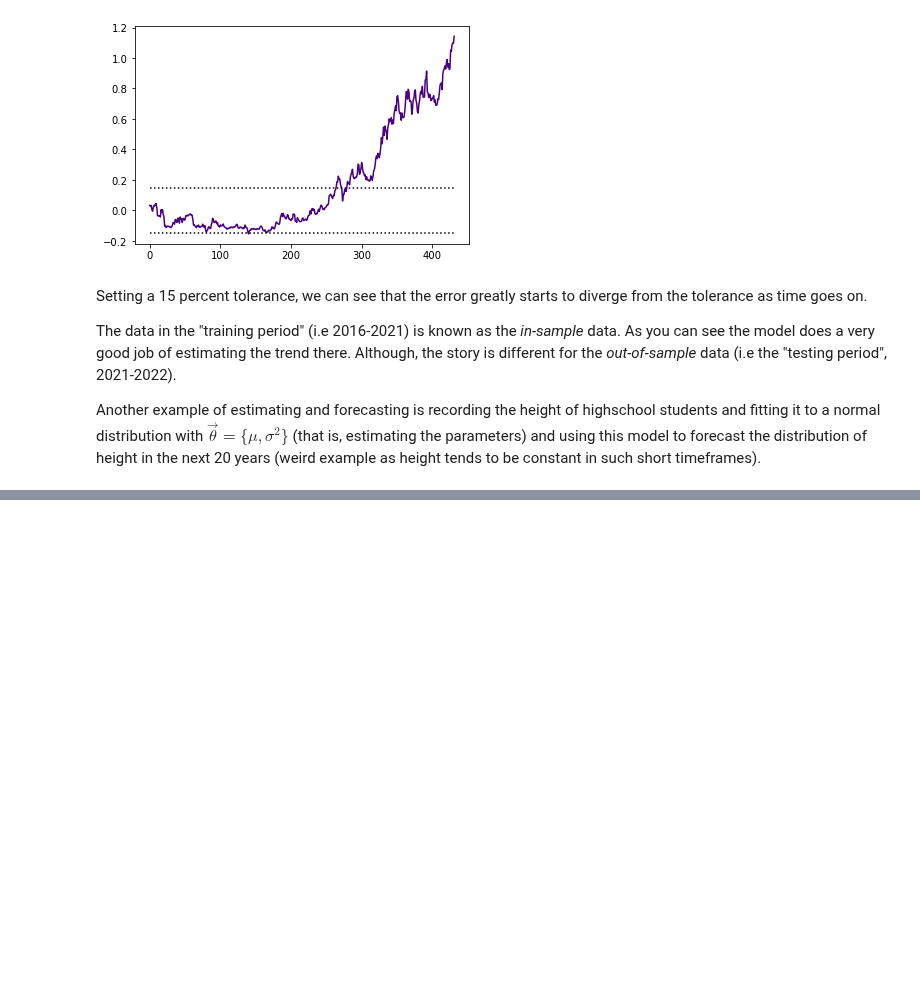
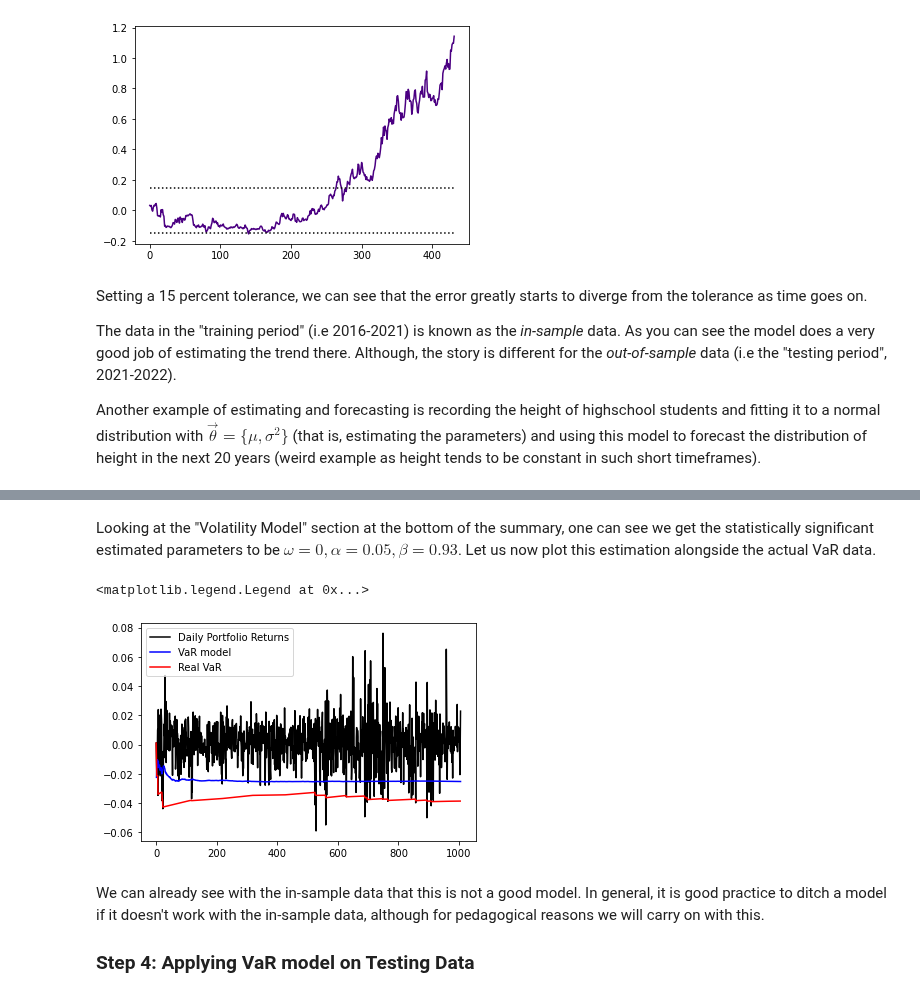
Before and after one commit to theheavygluon/Risk-Management-Course, a Jupyter notebook: Lecture 7 - Risk Backtesting and Forecasting.ipynb, the cells around one changed output, grey strips where cells are left out. Saved outputs shown, nothing was run; the diff lists cells and outputs as text; code cells hidden in the pictures; blank space fills up the shorter version.

```diff
--- a/Lecture 7 - Risk Backtesting and Forecasting.ipynb
+++ b/Lecture 7 - Risk Backtesting and Forecasting.ipynb
@@ -116,0 +188,7 @@ The Kupiec Test is accepted or rejected based on only how many VaR exceedances t
+# %%
+from arch import arch_model
+
+sigma_estimate = arch_model(training_data, p=1, q=1,dist='normal')
+sigma_estimate = sigma_estimate.fit() ## fitting the training data to a GARCH(1,1) model
+
+sigma_estimate.summary()
@@ -116,0 +221,18 @@ The Kupiec Test is accepted or rejected based on only how many VaR exceedances t
+# %% [markdown]
+Looking at the "Volatility Model" section at the bottom of the summary, one can see we get the statistically significant estimated parameters to be $\omega = 0, \alpha = 0.05, \beta = 0.93$. Let us now plot this estimation alongside the actual VaR data.
+# %%
+from scipy.stats import norm
+forecast = sigma_estimate.forecast(horizon=len(training_data)).variance.values[-1, :]**0.5 #forecasting model with params above
+forecast = [forecast[i]*norm.ppf(0.05) - np.mean(training_data[:i]) for i in range(len(forecast))]
+# %%
+plt.plot(training_data, color='black',label="Daily Portfolio Returns")
+plt.plot(forecast,color='blue', label="VaR model")
+plt.plot(VaRs,color='red', label="Real VaR")
+plt.legend()
+# %% [output]
+<matplotlib.legend.Legend at 0x...>
+[figure, added]
+# %% [markdown]
+We can already see with the in-sample data that this is not a good model. In general, it is good practice to ditch a model if it doesn't work with the in-sample data, although for pedagogical reasons we will carry on with this.
+
+### Step 4: Applying VaR model on Testing Data
```
Also changed, not shown: parts of 10 cells of this notebook.
